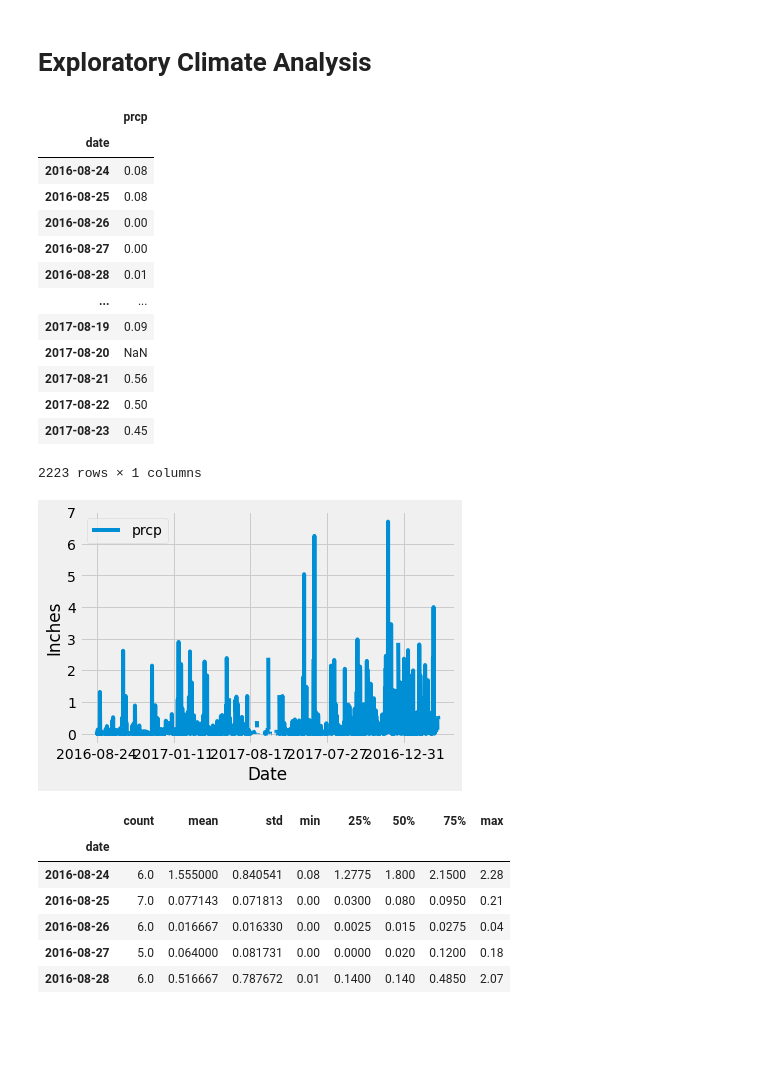
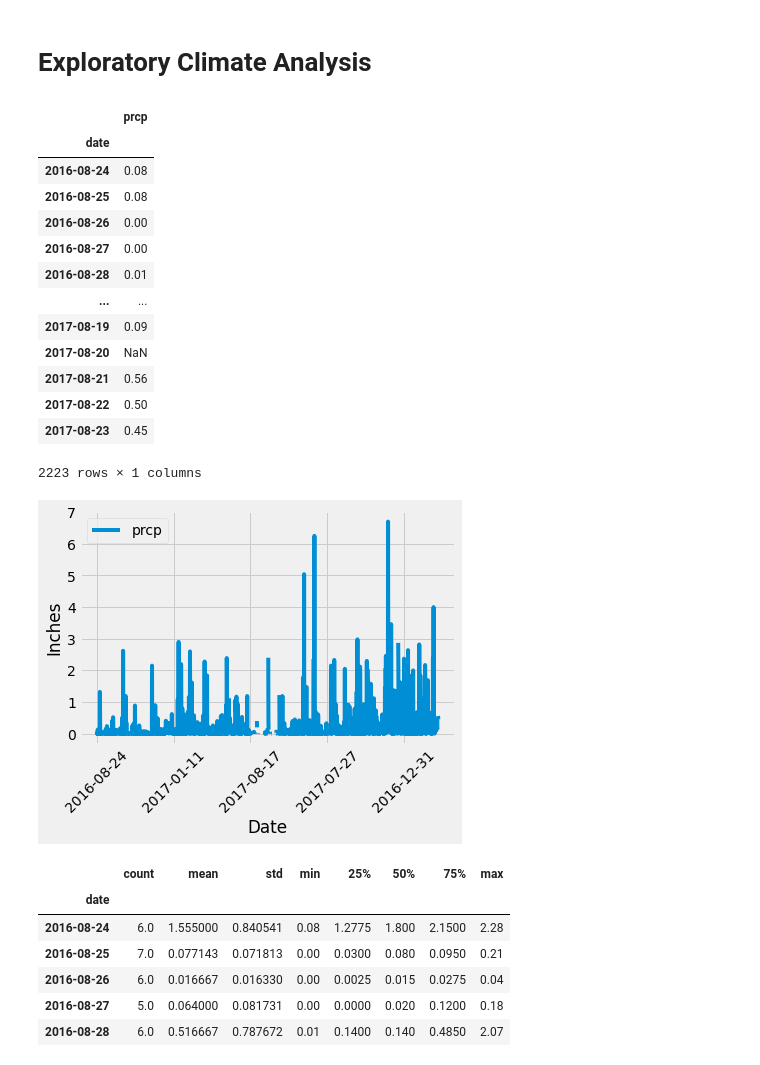
Before and after one commit to SybileC/Hawaii-Climate-Analysis-App, a Jupyter notebook: climate_starter.ipynb, the cells around one changed output. Cells and saved outputs as stored; diff of their text form; code cells hidden in the pictures; blank space fills up the shorter version.

```diff
--- a/climate_starter.ipynb
+++ b/climate_starter.ipynb
@@ -66,34 +66,35 @@ session = Session(bind=engine)
 # Calculate the date 1 year ago from the last data point in the database
 year = dt.date(2017, 8, 23) - dt.timedelta(days=365)
 year
 # Perform a query to retrieve the data and precipitation scores
 data = session.query(Measurement.date, Measurement.prcp).filter(Measurement.date > year).all()
 # Save the query results as a Pandas DataFrame and set the index to the date column
 df = pd.DataFrame(data)
 df.set_index('date', inplace=True)
 # Sort the dataframe by date
 df.sort_values('date')
 # Use Pandas Plotting with Matplotlib to plot the data
 df.plot()
 plt.xlabel('Date')
 plt.ylabel('Inches')
+plt.xticks(rotation=45)
 df
 # %% [output]
 |  | prcp |
 | date |  |
 | 2016-08-24 | 0.08 |
 | 2016-08-25 | 0.08 |
 | 2016-08-26 | 0.00 |
 | 2016-08-27 | 0.00 |
 | 2016-08-28 | 0.01 |
 | ... | ... |
 | 2017-08-19 | 0.09 |
 | 2017-08-20 | NaN |
 | 2017-08-21 | 0.56 |
 | 2017-08-22 | 0.50 |
 | 2017-08-23 | 0.45 |
 2223 rows × 1 columns
-[figure, old version]
+[figure, new version]
 # %%
 # Use Pandas to calcualte the summary statistics for the precipitation data
 statistics = df.groupby(['date'])['prcp'].describe()
```
